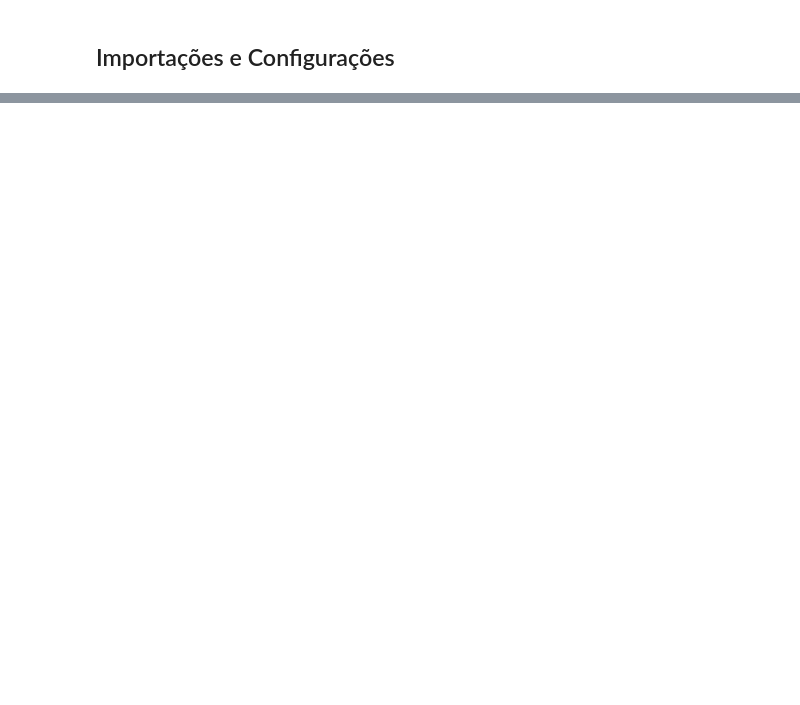
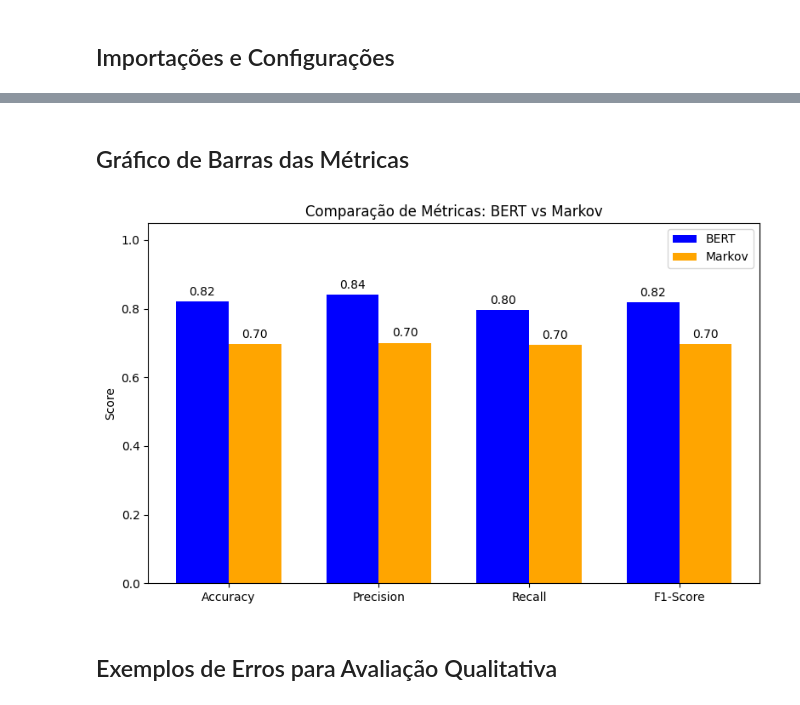
Before and after one commit to matheusmoa1/bert-sbc, a Jupyter notebook: bert-mlm-markov.ipynb, the cells around one changed output, grey strips where cells are left out. Saved outputs shown, nothing was run; the diff lists cells and outputs as text; code cells hidden in the pictures; blank space fills up the shorter version.

```diff
--- a/bert-mlm-markov.ipynb
+++ b/bert-mlm-markov.ipynb
@@ -853,0 +835,3 @@ end_to_end_classification_model.evaluate(test_raw_classifier_ds)
+# %%
+y_pred_bert_probs = classifer_model.predict(x_test)
+y_pred_bert = (y_pred_bert_probs > 0.5).astype(int).flatten()
@@ -853,0 +842,17 @@ end_to_end_classification_model.evaluate(test_raw_classifier_ds)
+# %%
+from sklearn.metrics import (
+    accuracy_score, precision_score, recall_score, f1_score,
+    classification_report, confusion_matrix, ConfusionMatrixDisplay
+)
+
+# BERT
+accuracy_bert = accuracy_score(y_test, y_pred_bert)
+precision_bert = precision_score(y_test, y_pred_bert)
+recall_bert = recall_score(y_test, y_pred_bert)
+f1_bert = f1_score(y_test, y_pred_bert)
+
+# Markov
+accuracy_markov = accuracy_score(test_df.sentiment.values, y_pred_markov)
+precision_markov = precision_score(test_df.sentiment.values, y_pred_markov)
+recall_markov = recall_score(test_df.sentiment.values, y_pred_markov)
+f1_markov = f1_score(test_df.sentiment.values, y_pred_markov)
@@ -853,0 +896,42 @@ end_to_end_classification_model.evaluate(test_raw_classifier_ds)
+# %% [markdown]
+## Gráfico de Barras das Métricas
+# %%
+import numpy as np
+import matplotlib.pyplot as plt
+
+labels = ['Accuracy', 'Precision', 'Recall', 'F1-Score']
+bert_metrics = [accuracy_bert, precision_bert, recall_bert, f1_bert]
+markov_metrics = [accuracy_markov, precision_markov, recall_markov, f1_markov]
+
+x = np.arange(len(labels))
+width = 0.35
+
+fig, ax = plt.subplots(figsize=(8, 5))
+rects1 = ax.bar(x - width/2, bert_metrics, width, label='BERT', color='blue')
+rects2 = ax.bar(x + width/2, markov_metrics, width, label='Markov', color='orange')
+
+ax.set_ylabel('Score')
+ax.set_title('Comparação de Métricas: BERT vs Markov')
+ax.set_xticks(x)
+ax.set_xticklabels(labels)
+ax.legend()
+
+def autolabel(rects):
+    for rect in rects:
+        height = rect.get_height()
+        ax.annotate(f'{height:.2f}',
+                    xy=(rect.get_x() + rect.get_width() / 2, height),
+                    xytext=(0, 3),
+                    textcoords="offset points",
+                    ha='center', va='bottom')
+
+autolabel(rects1)
+autolabel(rects2)
+
+plt.ylim(0, 1.05)
+plt.tight_layout()
+plt.show()
+# %% [output]
+[figure, added]
+# %% [markdown]
+## Exemplos de Erros para Avaliação Qualitativa
```
Also changed, not shown: parts of 64 cells of this notebook.
